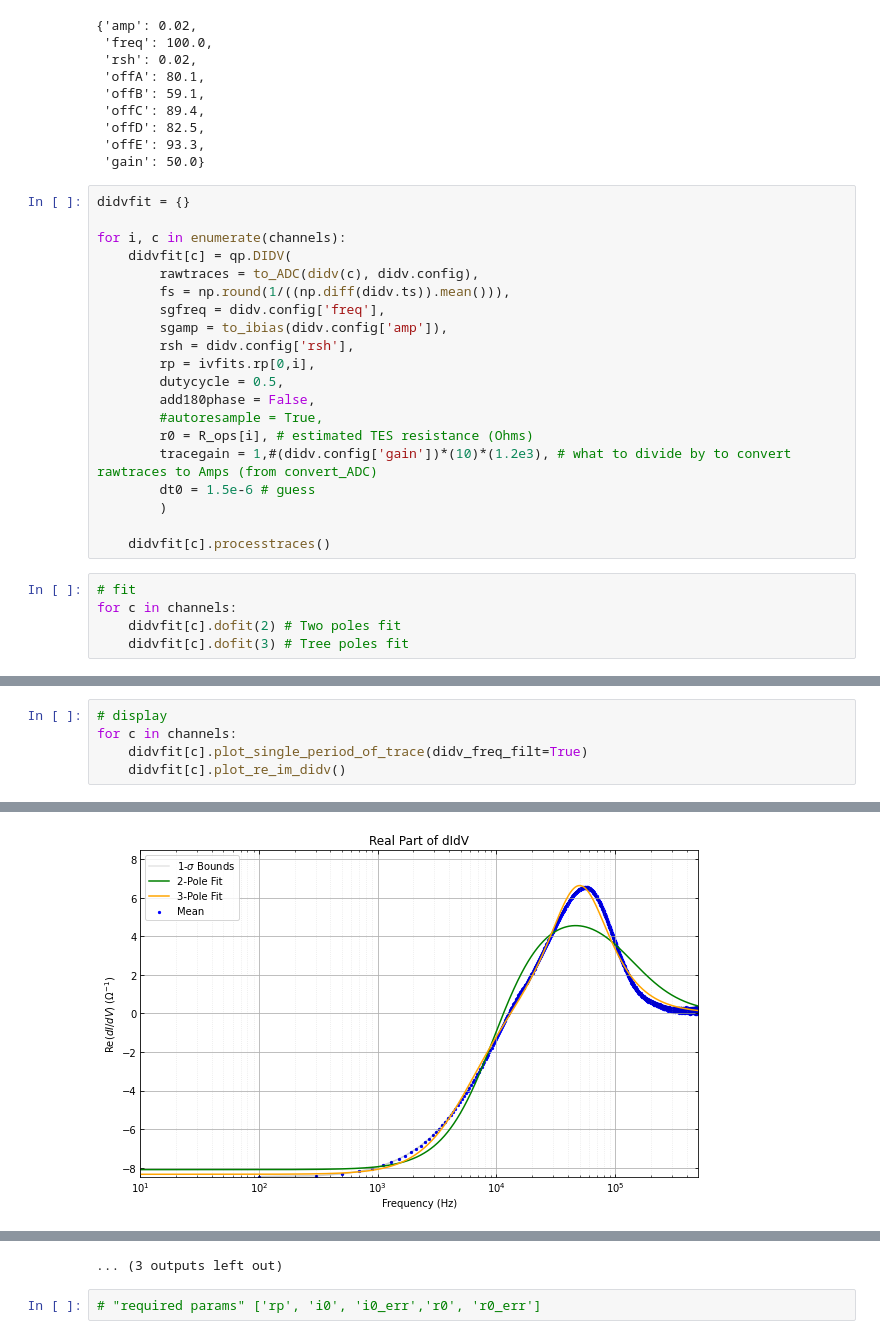
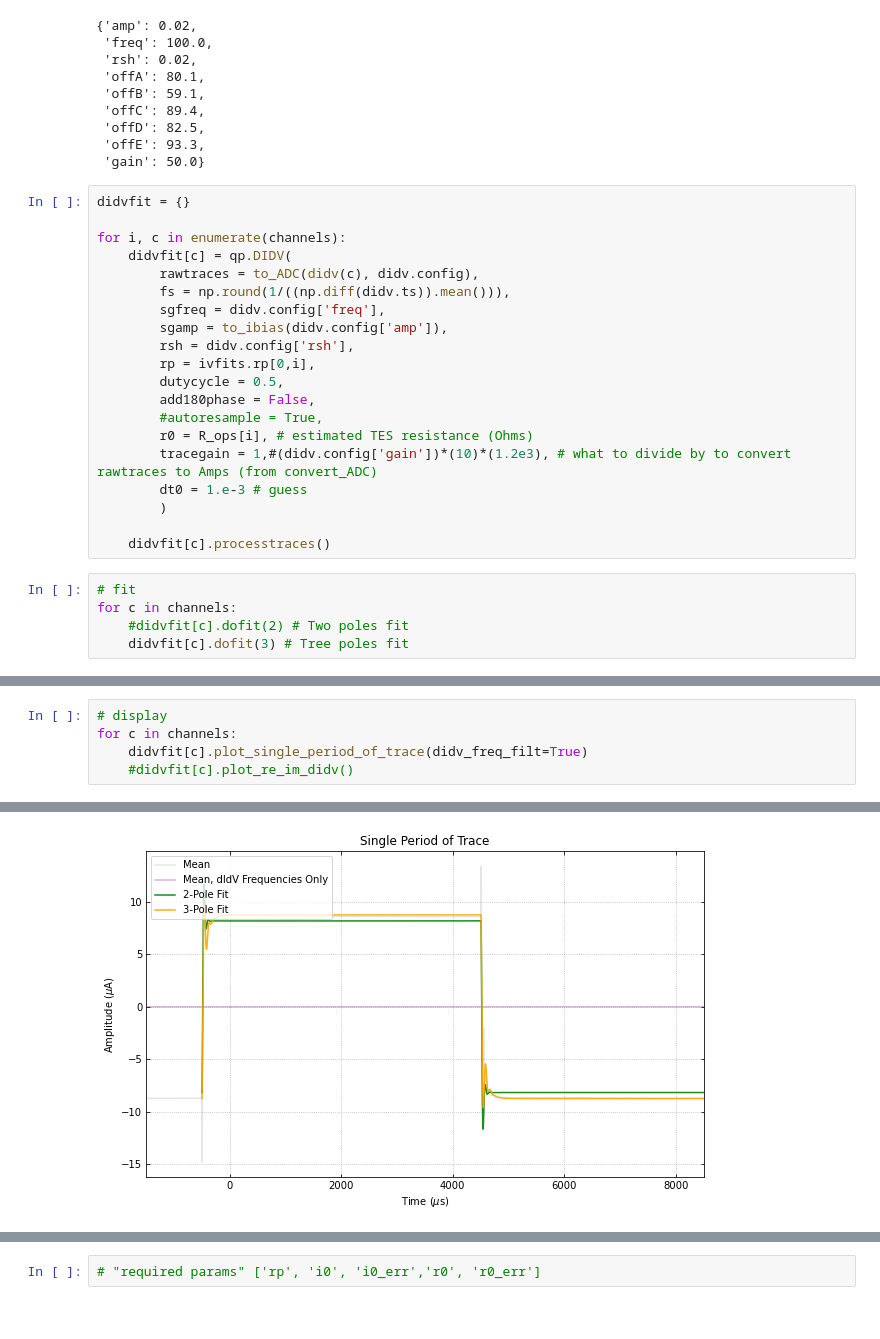
Before and after one commit to tamu-edu/tes_noise, a Jupyter notebook: dIdV.ipynb, the cells around one changed output, grey strips where cells are left out. Saved outputs shown, nothing was run; the diff lists cells and outputs as text.

```diff
--- a/dIdV.ipynb
+++ b/dIdV.ipynb
@@ -127,14 +127,14 @@ for i, c in enumerate(channels):
         #autoresample = True,
         r0 = R_ops[i], # estimated TES resistance (Ohms)
         tracegain = 1,#(didv.config['gain'])*(10)*(1.2e3), # what to divide by to convert rawtraces to Amps (from convert_ADC)
-        dt0 = 1.5e-6 # guess
+        dt0 = 1.e-3 # guess
         )
 
     didvfit[c].processtraces()
 # %%
 # fit
 for c in channels:
-    didvfit[c].dofit(2) # Two poles fit
+    #didvfit[c].dofit(2) # Two poles fit
     didvfit[c].dofit(3) # Tree poles fit
 # %%
 for c in channels:
@@ -155,5 +155,5 @@ E , 3 pole: 0.001001861121247442
 # display
 for c in channels:
     didvfit[c].plot_single_period_of_trace(didv_freq_filt=True)
-    didvfit[c].plot_re_im_didv()
+    #didvfit[c].plot_re_im_didv()
 # %% [output]
@@ -164 +164 @@ for c in channels:
-[figure, old version]
+[figure, new version]
@@ -172,4 +165,3 @@ for c in channels:
-... (3 outputs left out)
 # %%
 # "required params" ['rp', 'i0', 'i0_err','r0', 'r0_err']
 # %%
```
Also changed, not shown: parts of 9 cells of this notebook, 1 other file.
